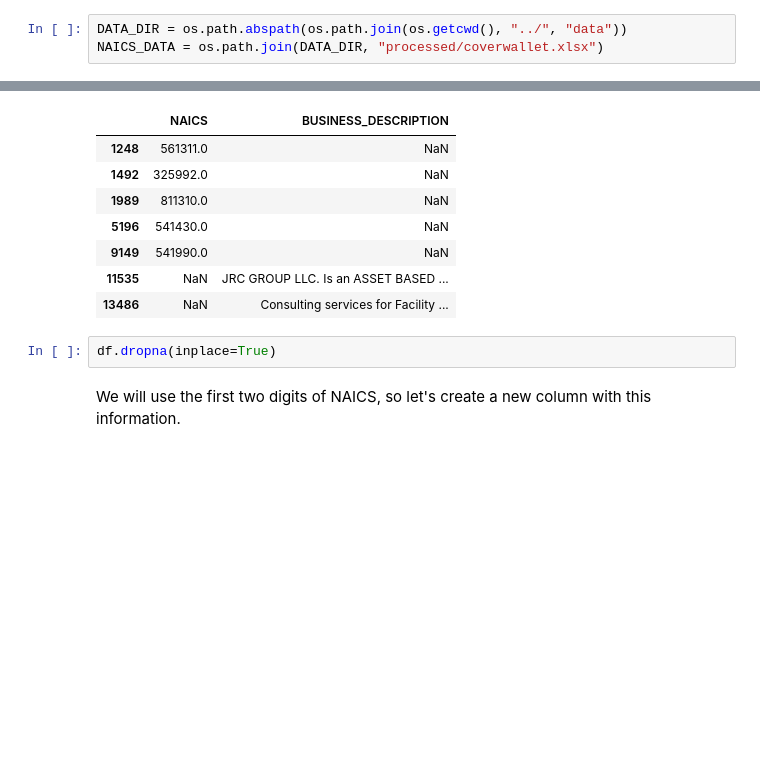
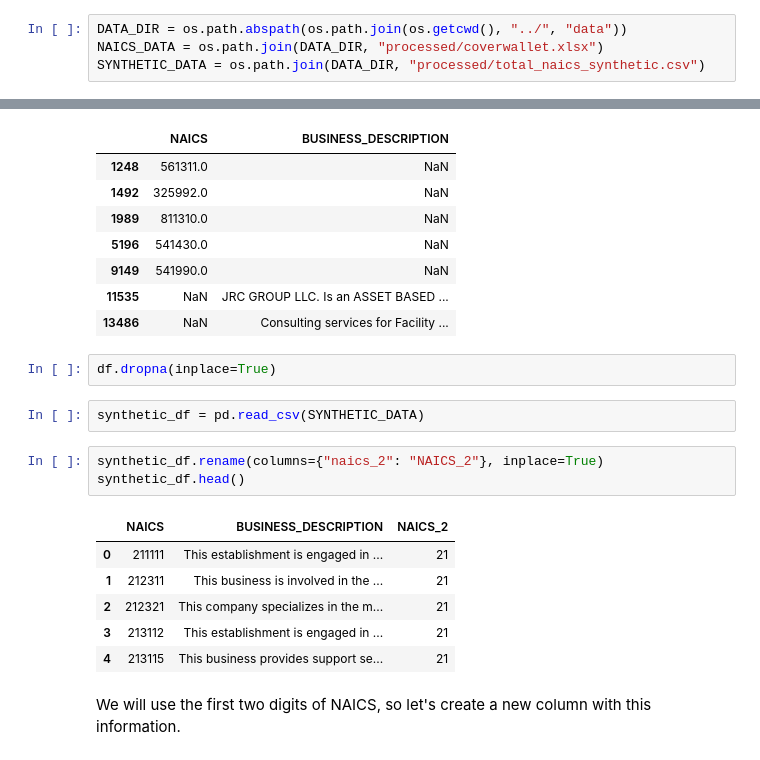
Before and after one commit to Zrive/zrive-ds-1q24-industry-classification, a Jupyter notebook: notebooks/model_baseline_tfidf_ernesto.ipynb, the cells around one changed output, grey strips where cells are left out. Saved outputs shown, nothing was run; the diff lists cells and outputs as text; blank space fills up the shorter version.

Commit message:
tf-idf with synthetic data

```diff
--- a/notebooks/model_baseline_tfidf_ernesto.ipynb
+++ b/notebooks/model_baseline_tfidf_ernesto.ipynb
@@ -11,6 +11,7 @@ import os
 # %%
 DATA_DIR = os.path.abspath(os.path.join(os.getcwd(), "../", "data"))
 NAICS_DATA = os.path.join(DATA_DIR, "processed/coverwallet.xlsx")
+SYNTHETIC_DATA = os.path.join(DATA_DIR, "processed/total_naics_synthetic.csv")
 # %%
 df = pd.read_excel(NAICS_DATA)
 # %%
@@ -48,6 +49,18 @@ df[df.isnull().any(axis=1)]
 | 13486 | NaN | Consulting services for Facility ... |
 # %%
 df.dropna(inplace=True)
+# %%
+synthetic_df = pd.read_csv(SYNTHETIC_DATA)
+# %%
+synthetic_df.rename(columns={"naics_2": "NAICS_2"}, inplace=True)
+synthetic_df.head()
+# %% [output]
+|  | NAICS | BUSINESS_DESCRIPTION | NAICS_2 |
+| 0 | 211111 | This establishment is engaged in ... | 21 |
+| 1 | 212311 | This business is involved in the ... | 21 |
+| 2 | 212321 | This company specializes in the m... | 21 |
+| 3 | 213112 | This establishment is engaged in ... | 21 |
+| 4 | 213115 | This business provides support se... | 21 |
 # %% [markdown]
 We will use the first two digits of NAICS, so let's create a new column with this information.
 # %%
```
Also changed, not shown: parts of 28 cells of this notebook.
